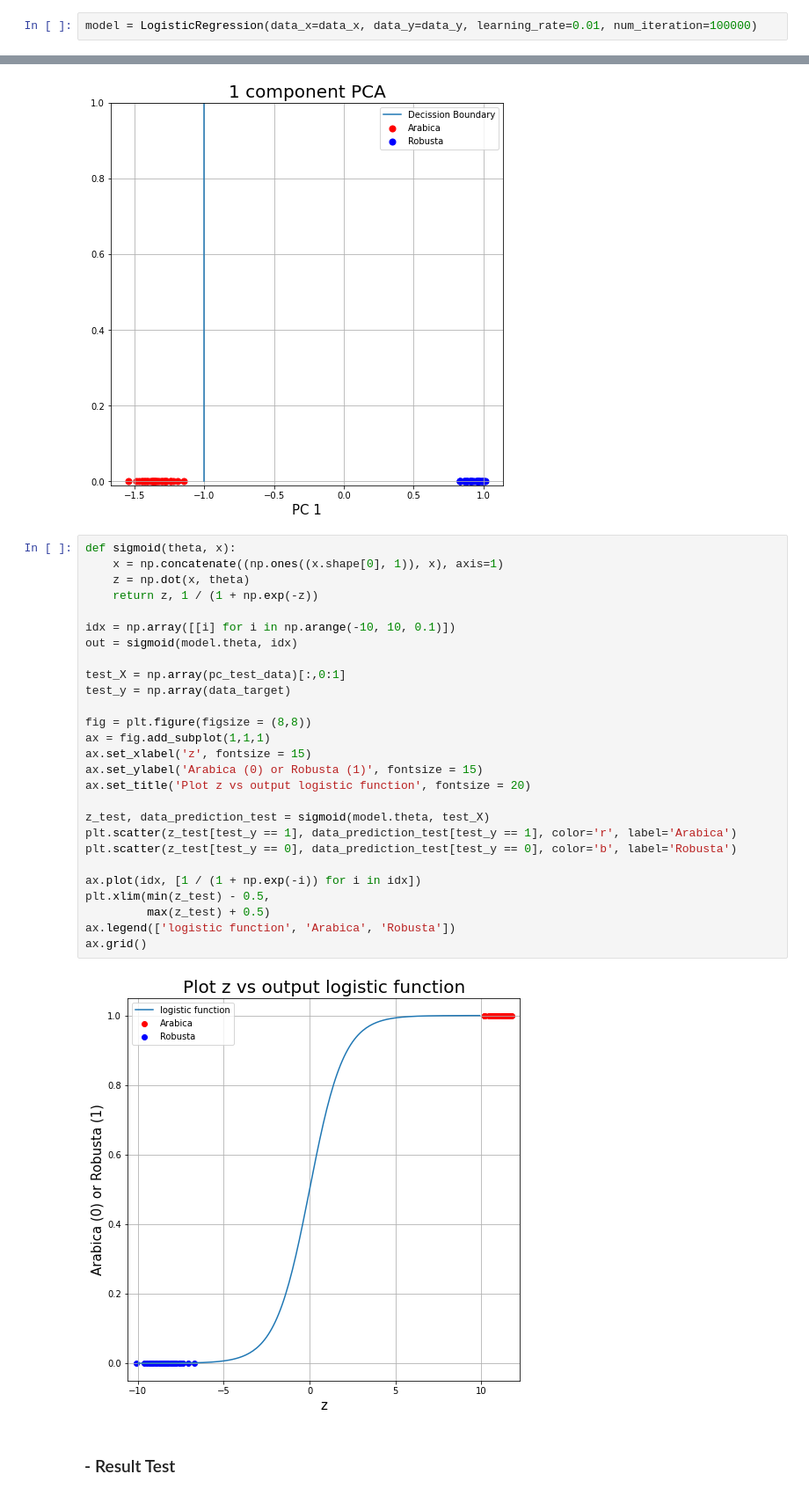
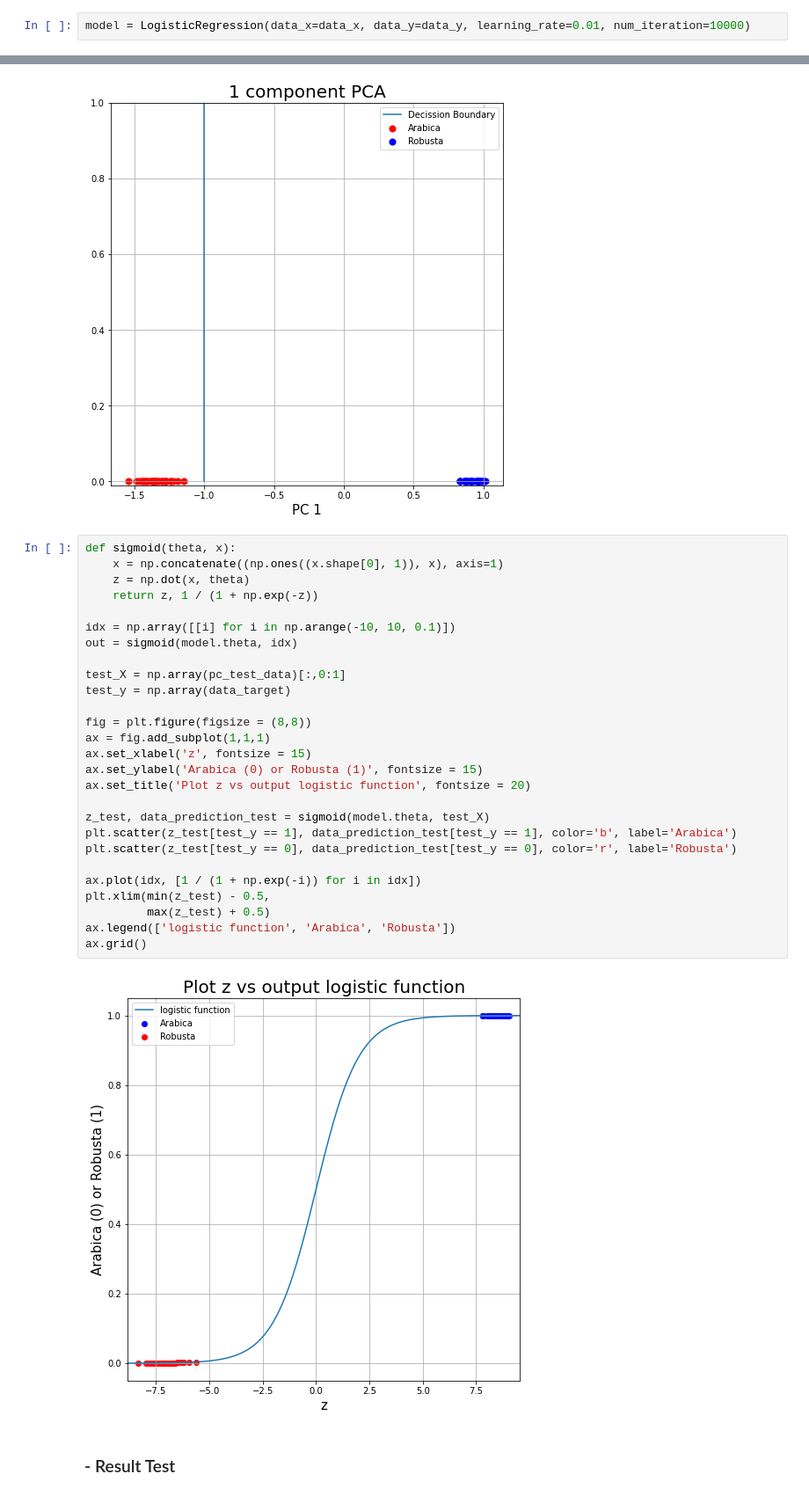
Before and after one commit to GusZandy/Logistic-Regression-3, a Jupyter notebook: LogisticRegression_3.ipynb, the cells around one changed output, grey strips where cells are left out. Shown at 88% size. Saved outputs shown, nothing was run; the diff lists cells and outputs as text.

```diff
--- a/LogisticRegression_3.ipynb
+++ b/LogisticRegression_3.ipynb
@@ -232,7 +232,7 @@ data_y = data_y.flatten()
 # %% [markdown]
 ### - Membuat obyek dari kelas LogisticRegression
 # %%
-model = LogisticRegression(data_x=data_x, data_y=data_y, learning_rate=0.01, num_iteration=100000)
+model = LogisticRegression(data_x=data_x, data_y=data_y, learning_rate=0.01, num_iteration=10000)
 # %% [markdown]
 ### - Training Data
 # %%
@@ -383,32 +383,32 @@ ax.grid()
 # %%
 def sigmoid(theta, x):
     x = np.concatenate((np.ones((x.shape[0], 1)), x), axis=1)
     z = np.dot(x, theta)
     return z, 1 / (1 + np.exp(-z))
 
 idx = np.array([[i] for i in np.arange(-10, 10, 0.1)])
 out = sigmoid(model.theta, idx)
 
 test_X = np.array(pc_test_data)[:,0:1]
 test_y = np.array(data_target)
 
 fig = plt.figure(figsize = (8,8))
 ax = fig.add_subplot(1,1,1)
 ax.set_xlabel('z', fontsize = 15)
 ax.set_ylabel('Arabica (0) or Robusta (1)', fontsize = 15)
 ax.set_title('Plot z vs output logistic function', fontsize = 20)
 
 z_test, data_prediction_test = sigmoid(model.theta, test_X)
-plt.scatter(z_test[test_y == 1], data_prediction_test[test_y == 1], color='r', label='Arabica')
-plt.scatter(z_test[test_y == 0], data_prediction_test[test_y == 0], color='b', label='Robusta')
+plt.scatter(z_test[test_y == 1], data_prediction_test[test_y == 1], color='b', label='Arabica')
+plt.scatter(z_test[test_y == 0], data_prediction_test[test_y == 0], color='r', label='Robusta')
 
 ax.plot(idx, [1 / (1 + np.exp(-i)) for i in idx])
 plt.xlim(min(z_test) - 0.5,
          max(z_test) + 0.5)
 ax.legend(['logistic function', 'Arabica', 'Robusta'])
 ax.grid()
 # %% [output]
-[figure, old version]
+[figure, new version]
 # %% [markdown]
 ### - Result Test
 # %%
```
Also changed, not shown: parts of 3 cells of this notebook.
